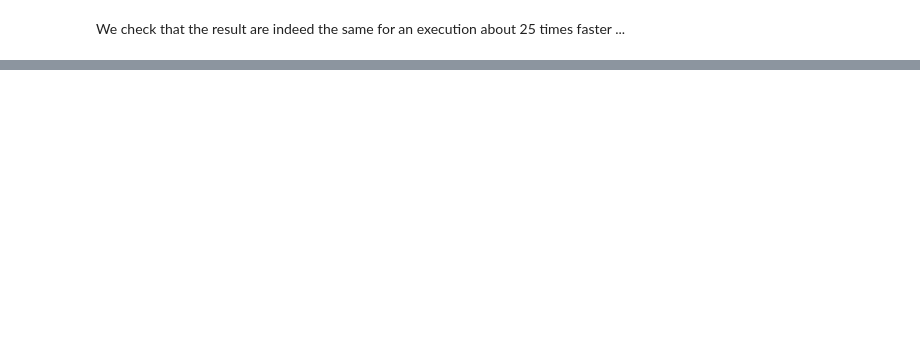
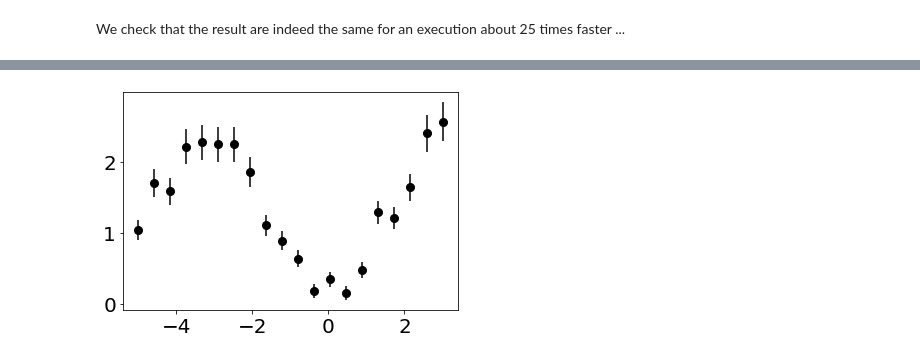
Before and after one commit to rmadar/lecture-python, a Jupyter notebook: lectures/2-NumpyIntroduction.ipynb, the cells around one changed output, grey strips where cells are left out. Cells and saved outputs as stored; diff of their text form; code cells hidden in the pictures; blank space fills up the shorter version.

```diff
--- a/lectures/2-NumpyIntroduction.ipynb
+++ b/lectures/2-NumpyIntroduction.ipynb
@@ -698,0 +827,16 @@ We check that the result are indeed the same for an execution about 25 times fas
+# %%
+# Fake data with noise
+Npoints, Nsampling = 20, 1000
+xcont = np.linspace(-5.0, 3.5, Nsampling)
+x = np.linspace(-5, 3.0, Npoints)
+y = 2*(np.sin(x/2)**2 + np.random.random(Npoints)*0.3)
+dy = np.sqrt(0.10**2 + (0.10*y)**2)
+# %%
+# Data style for plotting
+data_style = {'marker': 'o', 'color': 'black', 'markersize': 8,
+             'linestyle': '', 'zorder': 10, 'label': 'Data'}
+
+# Plotting the fake data
+plt.errorbar(x, y, yerr=dy, **data_style);
+# %% [output]
+[figure, added]
```
Also changed, not shown: parts of 62 cells of this notebook.
